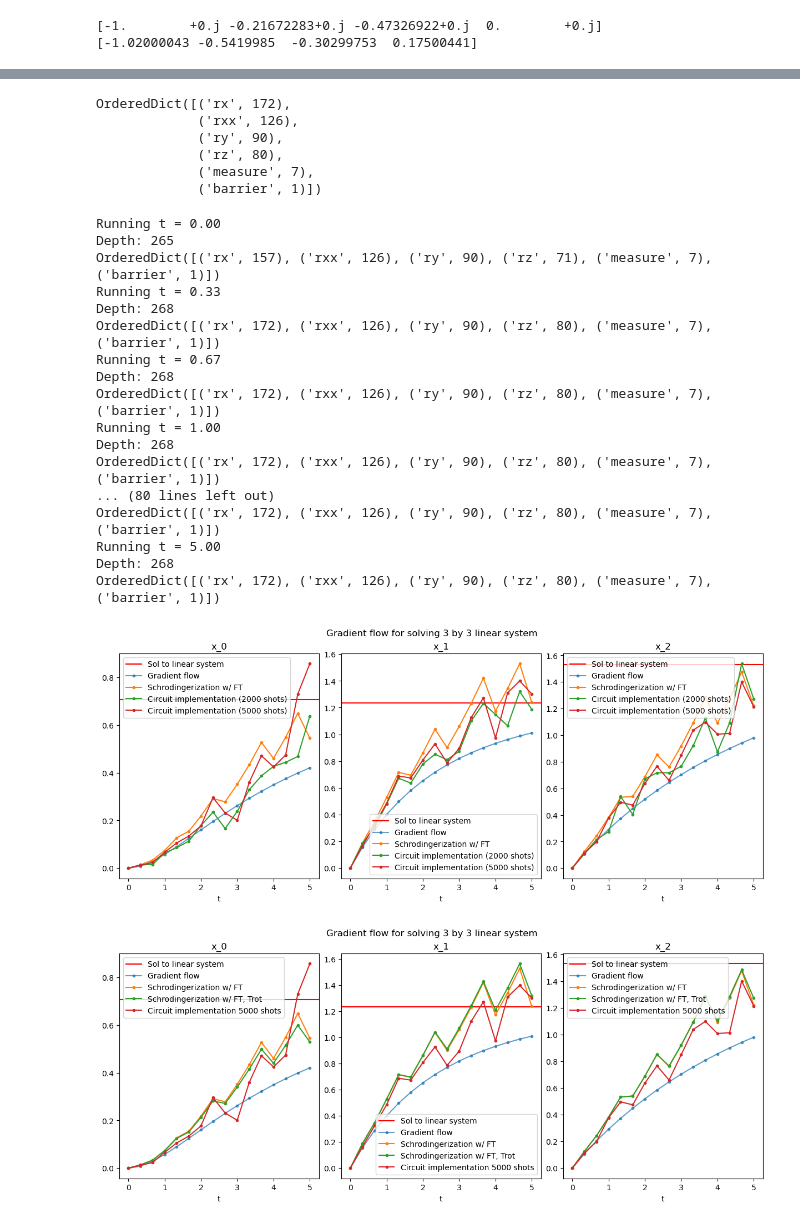
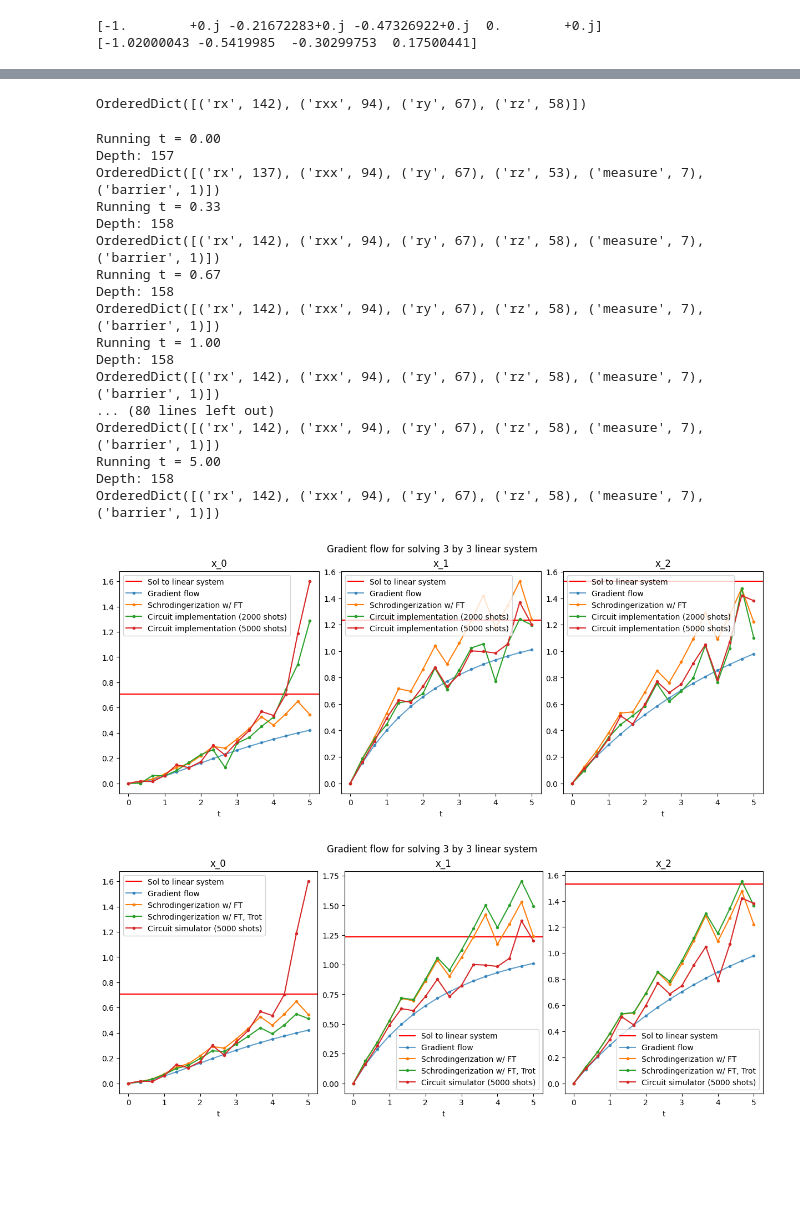
Before and after one commit to jli0108/quantum-diff-eq-ham-ebd, a Jupyter notebook: linear_system_std_binary.ipynb, the cells around one changed output, grey strips where cells are left out. Cells and saved outputs as stored; diff of their text form; code cells hidden in the pictures; blank space fills up the shorter version.

Commit message:
improved state prep circuit

```diff
--- a/linear_system_std_binary.ipynb
+++ b/linear_system_std_binary.ipynb
@@ -308,7 +308,7 @@ for i in range(3):
     axs[i].plot(t_vals, u_recover[:,i].real, '-o', label="Schrodingerization w/ FD", markersize=3)
 
     axs[i].plot(t_vals, u_recover_ft[:,i].real, '-o', label="Schrodingerization w/ FT", markersize=3)
-    # axs[i].plot(t_vals, u_recover_trot[:,i].real, '-o', label="Schrodingerization w/ FT, Trot", markersize=3)
+    axs[i].plot(t_vals, u_recover_trot[:,i].real, '-o', label="Schrodingerization w/ FT, Trot", markersize=3)
     # axs[i].plot(t_vals, sol_augmented.y[i], '--o', label="scipy augmented ODE", linewidth=3, alpha=0.7)
 
     axs[i].plot(t_vals, sol_gf.y[i], '-o', label="Gradient flow", alpha=0.7, markersize=3)
@@ -461,15 +467,21 @@ def get_full_circuit_naive_trotter(n_x, n_p, t, H_1, H_2, r):
 
     return full_circuit
 # %%
-def get_full_circuit(n_x, n_p, t, H_1, H_2, r):
+def get_full_circuit(n_x, n_p, t, H_1, H_2, r, L, R):
     N_p = 2 ** n_p
     p = np.linspace(L, R, N_p)
-    amplitude_vector = np.fft.fft(np.exp(-np.abs(p)), norm="ortho")
-    amplitude_vector /= np.linalg.norm(amplitude_vector)
 
+    amplitude_vector_left = np.exp(-np.abs(p))[:2**(n_p - 1)]
+    amplitude_vector_left /= np.linalg.norm(amplitude_vector_left)
     q = QuantumRegister(n_p)
     state_prep_circuit = QuantumCircuit(q)
-    state_prep_circuit.initialize(amplitude_vector, [q[j] for j in range(n_p)])
+    state_prep_circuit.initialize(amplitude_vector_left, [q[j] for j in range(n_p-1)])
+    # Make symmetric
+    state_prep_circuit.h(n_p - 1)
+    for i in range(n_p-1):
+        state_prep_circuit.cnot(n_p - 1, i)
+
+    state_prep_circuit.append(QFT(n_p).inverse(), qargs=list(range(n_p)))
 
     xi_pauli_list = get_xi_pauli_op(n_p, L, R).to_list()
     H_1_pauli_list = SparsePauliOp.from_operator(H_1.toarray()).to_list()
@@ -856,17 +864,12 @@ OrderedDict([('rx', 172), ('rxx', 126), ('ry', 90), ('rz', 80)])
 #     # plt.legend()
 #     # plt.show()
 # %%
-circuit = get_full_circuit(n_x, n_p, T, H_1, H_2, r=4)
-circuit.measure_all()
+circuit = get_full_circuit(n_x, n_p, T, H_1, H_2, r, L, R)
+# circuit.measure_all()
 compiled_circuit = transpile(circuit, basis_gates=['rx', 'ry', 'rz', 'rxx'], optimization_level=1)
 compiled_circuit.count_ops()
 # %% [output]
-OrderedDict([('rx', 172),
-             ('rxx', 126),
-             ('ry', 90),
-             ('rz', 80),
-             ('measure', 7),
-             ('barrier', 1)])
+OrderedDict([('rx', 142), ('rxx', 94), ('ry', 67), ('rz', 58)])
 # %%
 shots_vals = [2000, 5000]
 
@@ -904,7 +907,7 @@ for shots in shots_vals:
         print(f"Running t ={t : 0.2f}")
 
         # Simulate with sampling
-        circuit = get_full_circuit(n_x, n_p, t, H_1, H_2, r)
+        circuit = get_full_circuit(n_x, n_p, t, H_1, H_2, r, L, R)
         circuit.measure_all()
         compiled_circuit = transpile(circuit, basis_gates=['rx', 'ry', 'rz', 'rxx'], optimization_level=1)
         print("Depth:", compiled_circuit.depth())
@@ -958,48 +961,48 @@ plt.suptitle(f"Gradient flow for solving {dimension} by {dimension} linear syste
 plt.show()
 # %% [output]
 Running t = 0.00
-Depth: 265
-OrderedDict([('rx', 157), ('rxx', 126), ('ry', 90), ('rz', 71), ('measure', 7), ('barrier', 1)])
+Depth: 157
+OrderedDict([('rx', 137), ('rxx', 94), ('ry', 67), ('rz', 53), ('measure', 7), ('barrier', 1)])
 Running t = 0.33
-Depth: 268
-OrderedDict([('rx', 172), ('rxx', 126), ('ry', 90), ('rz', 80), ('measure', 7), ('barrier', 1)])
+Depth: 158
+OrderedDict([('rx', 142), ('rxx', 94), ('ry', 67), ('rz', 58), ('measure', 7), ('barrier', 1)])
 Running t = 0.67
-Depth: 268
-OrderedDict([('rx', 172), ('rxx', 126), ('ry', 90), ('rz', 80), ('measure', 7), ('barrier', 1)])
+Depth: 158
+OrderedDict([('rx', 142), ('rxx', 94), ('ry', 67), ('rz', 58), ('measure', 7), ('barrier', 1)])
 Running t = 1.00
-Depth: 268
-OrderedDict([('rx', 172), ('rxx', 126), ('ry', 90), ('rz', 80), ('measure', 7), ('barrier', 1)])
+Depth: 158
+OrderedDict([('rx', 142), ('rxx', 94), ('ry', 67), ('rz', 58), ('measure', 7), ('barrier', 1)])
 ... (80 lines left out)
-OrderedDict([('rx', 172), ('rxx', 126), ('ry', 90), ('rz', 80), ('measure', 7), ('barrier', 1)])
+OrderedDict([('rx', 142), ('rxx', 94), ('ry', 67), ('rz', 58), ('measure', 7), ('barrier', 1)])
 Running t = 5.00
-Depth: 268
-OrderedDict([('rx', 172), ('rxx', 126), ('ry', 90), ('rz', 80), ('measure', 7), ('barrier', 1)])
+Depth: 158
+OrderedDict([('rx', 142), ('rxx', 94), ('ry', 67), ('rz', 58), ('measure', 7), ('barrier', 1)])
-[figure, old version]
+[figure, new version]
 # %%
 t_vals = np.linspace(0, T, N_t)
 
 fig, axs = plt.subplots(1, dimension, constrained_layout=True, facecolor="white", figsize=(12,5))
 
 aspect = 0.4
 
 for i in range(3):
 
     axs[i].axhline(y=x_sol[i], color='red', label="Sol to linear system")
     axs[i].plot(t_vals, sol_gf.y[i], '-o', label="Gradient flow", alpha=0.7, markersize=3)
 
     # axs[i].plot(t_vals, u_recover[:,i].real, '-o', label="Schrodingerization w/ FD", markersize=3)
 
     axs[i].plot(t_vals, u_recover_ft[:,i].real, '-o', label="Schrodingerization w/ FT", markersize=3)
     axs[i].plot(t_vals, u_recover_trot[:,i].real, '-o', label="Schrodingerization w/ FT, Trot", markersize=3)
     # axs[i].plot(t_vals, sol_augmented.y[i], '--o', label="scipy augmented ODE", linewidth=3, alpha=0.7)
-    axs[i].plot(t_vals, u_recover_circ[:,i].real, '-o', label=f"Circuit implementation {shots} shots", markersize=3)
+    axs[i].plot(t_vals, u_recover_circ[:,i].real, '-o', label=f"Circuit simulator ({shots} shots)", markersize=3)
 
     axs[i].legend()
     axs[i].set_title(f"x_{i}")
     axs[i].set_xlabel(f"t")
     # axs[i].set_ylim([-2, 2])
 plt.suptitle(f"Gradient flow for solving {dimension} by {dimension} linear system")
 plt.show()
 # %% [output]
-[figure, old version]
+[figure, new version]
 # %%
```
Also changed, not shown: parts of 9 cells of this notebook.
